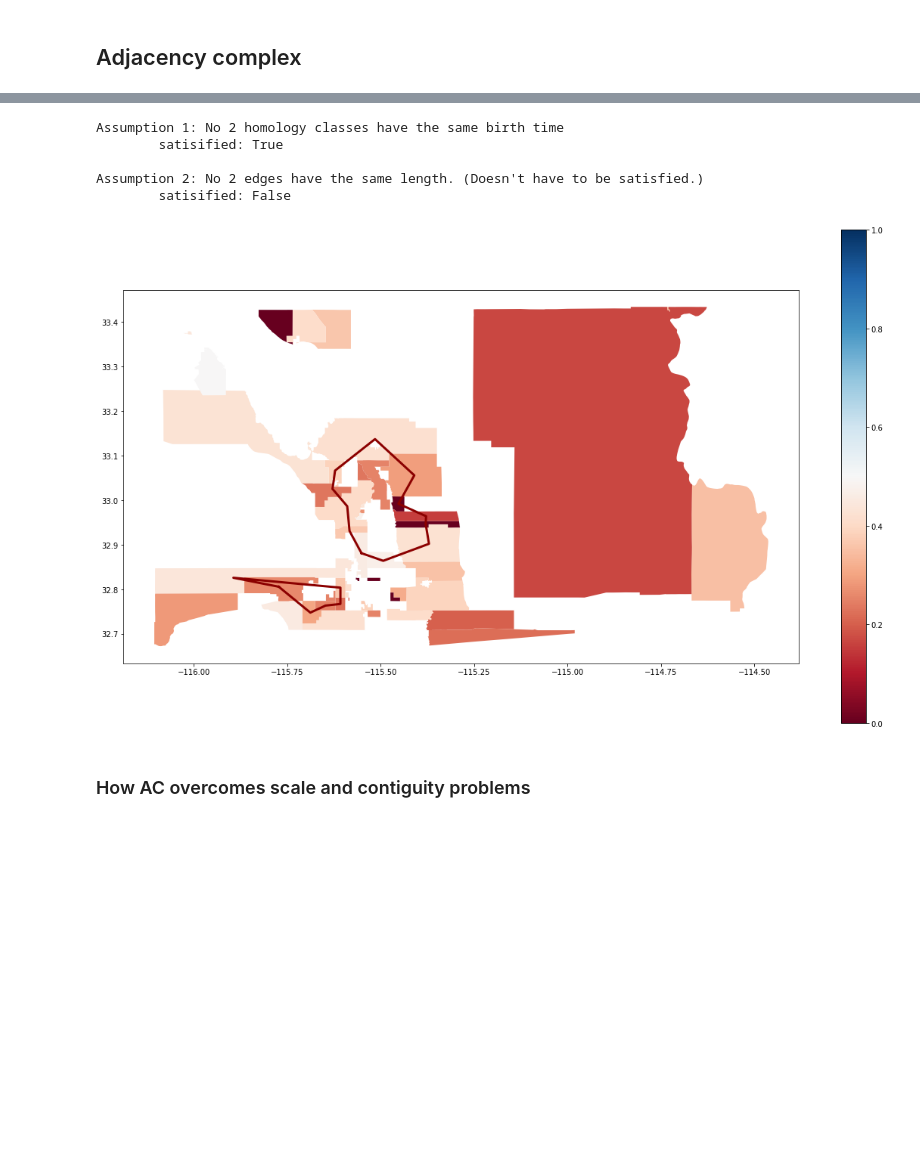
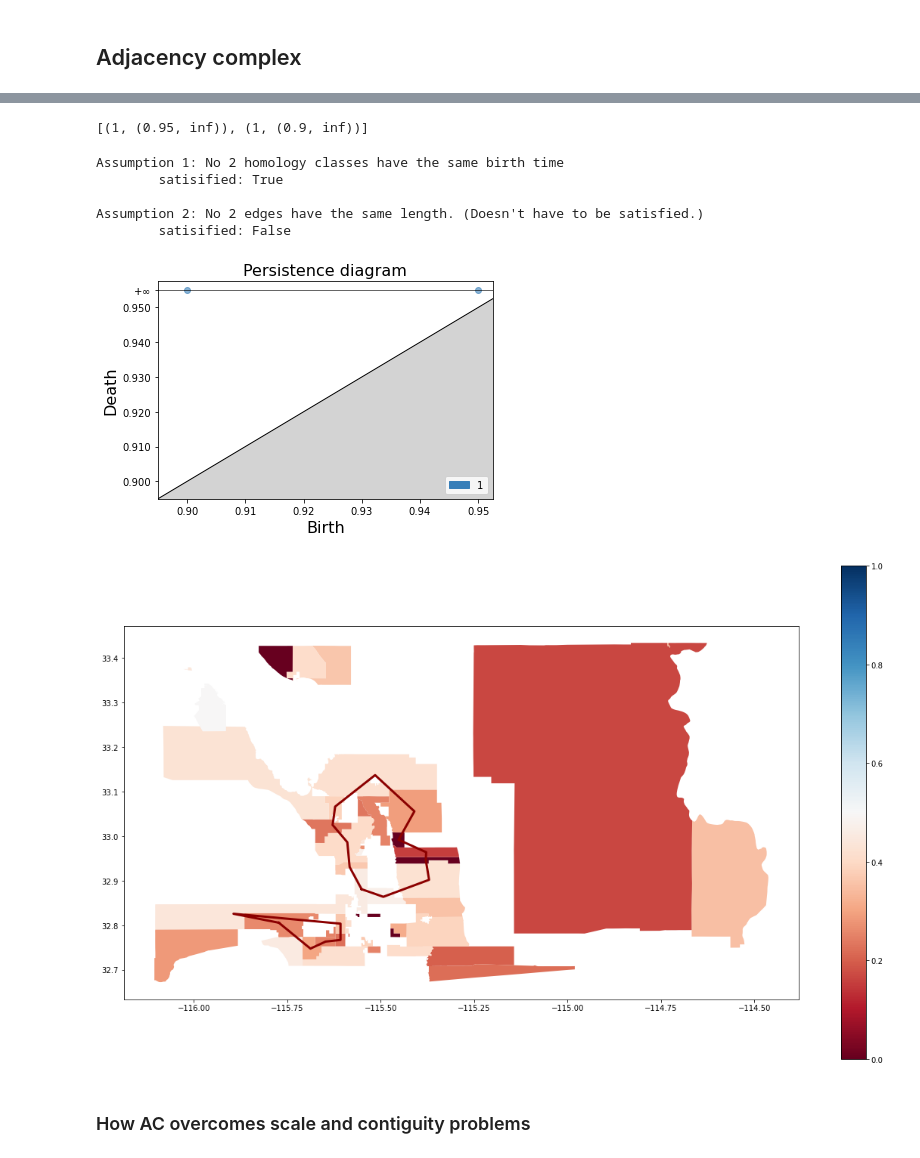
Before and after one commit to freejen/GeospatialPersistentHomology, a Jupyter notebook: Presentation.ipynb, the cells around one changed output, grey strips where cells are left out. Saved outputs shown, nothing was run; the diff lists cells and outputs as text; code cells hidden in the pictures; blank space fills up the shorter version.

```diff
--- a/Presentation.ipynb
+++ b/Presentation.ipynb
@@ -188,12 +187,25 @@ plot_simplices(points, simplex_tree, 1)
+# %%
+[x for x in simplex_tree.persistence() if x[0] == 1]
+# %% [output]
+[(1, (0.95, inf)), (1, (0.9, inf))]
 # %%
 persistence = persistence_1D_with_loops(simplex_tree, adjacency_complex=True)
+
+pers_file = 'adjacency.pers'
+simplex_tree.write_persistence_diagram(pers_file)
+
+ax = gudhi.plot_persistence_diagram(
+    [x for x in simplex_tree.persistence() if x[0] == 1],
+    legend=True)
+
 plot_loops(gdf, points, persistence)
 # %% [output]
 Assumption 1: No 2 homology classes have the same birth time
         satisified: True
 
 Assumption 2: No 2 edges have the same length. (Doesn't have to be satisfied.)
         satisified: False
-[figure, old version]
+[figure, new version]
+[figure, added]
 # %% [markdown]
 ### How AC overcomes scale and contiguity problems
```
Also changed, not shown: parts of 31 cells of this notebook, 3 other files.
